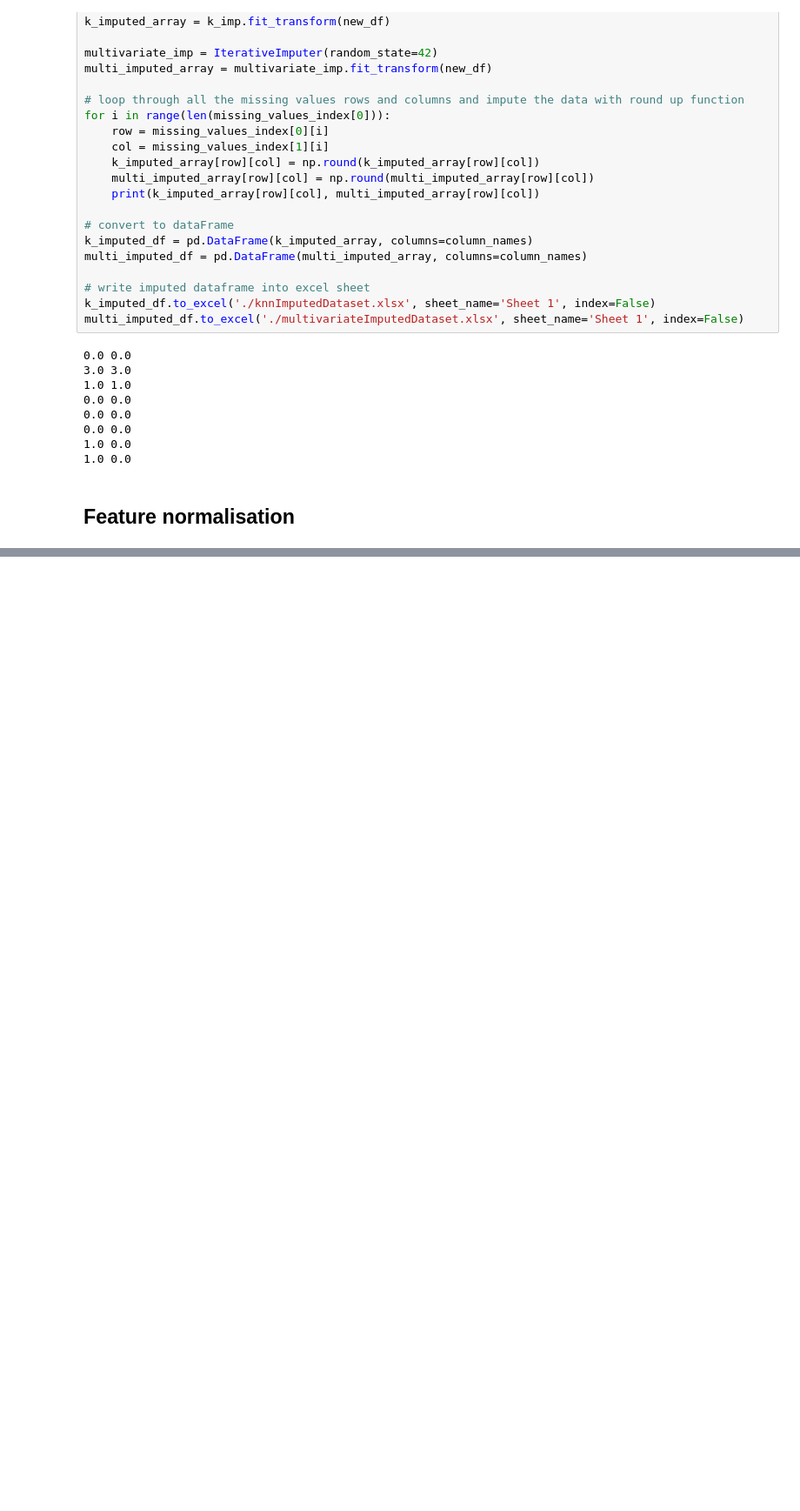
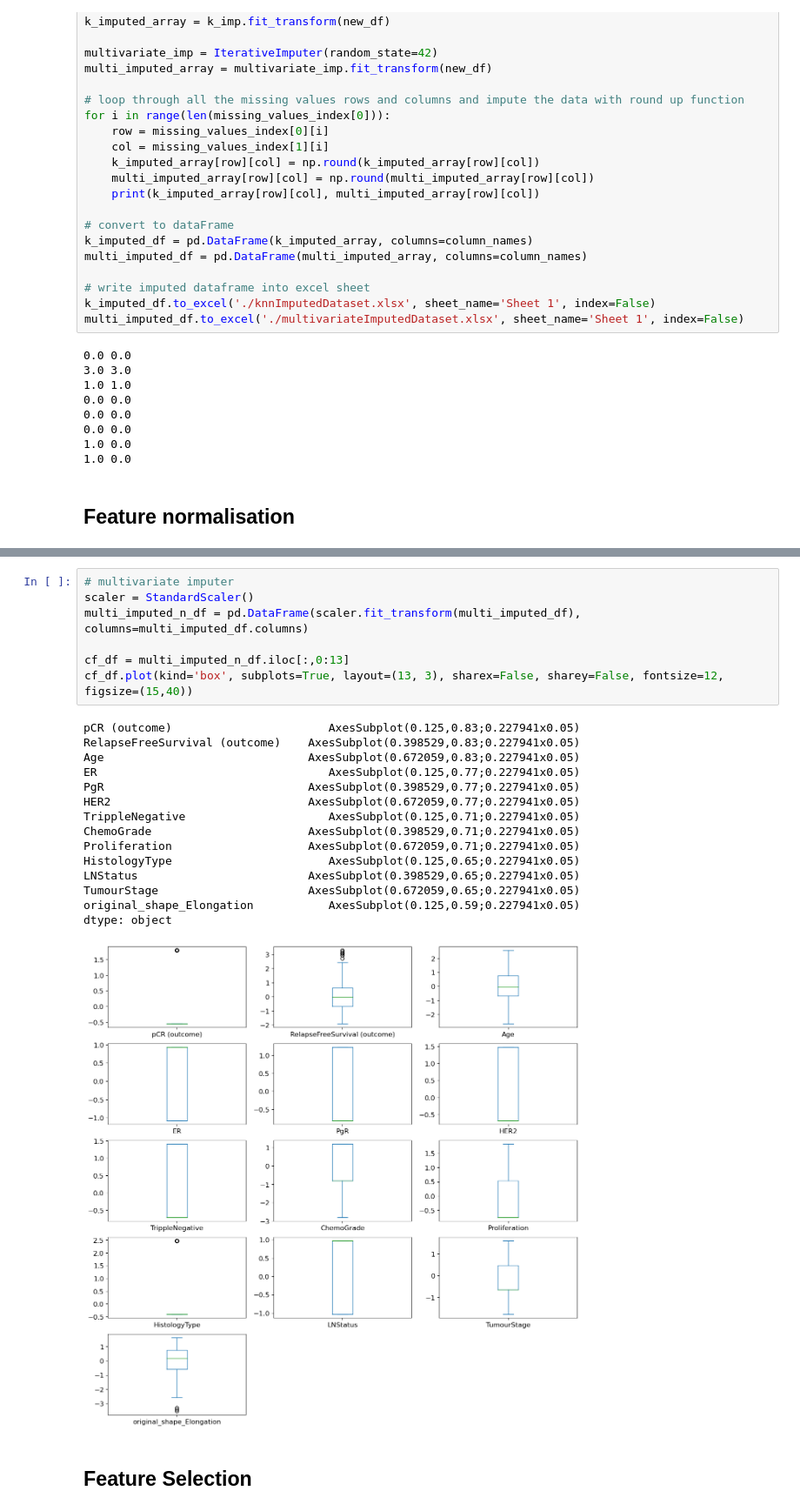
Before and after one commit to JasonErwin/Breast-Cancer-Machine-Learning, a Jupyter notebook: main.ipynb, the cells around one changed output, grey strips where cells are left out. Shown: that part at 87% size. Saved outputs shown, nothing was run; the diff lists cells and outputs as text; blank space fills up the shorter version.

```diff
--- a/main.ipynb
+++ b/main.ipynb
@@ -103,0 +133,25 @@ multi_imputed_df.to_excel('./multivariateImputedDataset.xlsx', sheet_name='Sheet
+# %%
+# multivariate imputer
+scaler = StandardScaler()
+multi_imputed_n_df = pd.DataFrame(scaler.fit_transform(multi_imputed_df), columns=multi_imputed_df.columns)
+
+cf_df = multi_imputed_n_df.iloc[:,0:13]
+cf_df.plot(kind='box', subplots=True, layout=(13, 3), sharex=False, sharey=False, fontsize=12, figsize=(15,40))
+# %% [output]
+pCR (outcome)                       AxesSubplot(0.125,0.83;0.227941x0.05)
+RelapseFreeSurvival (outcome)    AxesSubplot(0.398529,0.83;0.227941x0.05)
+Age                              AxesSubplot(0.672059,0.83;0.227941x0.05)
+ER                                  AxesSubplot(0.125,0.77;0.227941x0.05)
+PgR                              AxesSubplot(0.398529,0.77;0.227941x0.05)
+HER2                             AxesSubplot(0.672059,0.77;0.227941x0.05)
+TrippleNegative                     AxesSubplot(0.125,0.71;0.227941x0.05)
+ChemoGrade                       AxesSubplot(0.398529,0.71;0.227941x0.05)
+Proliferation                    AxesSubplot(0.672059,0.71;0.227941x0.05)
+HistologyType                       AxesSubplot(0.125,0.65;0.227941x0.05)
+LNStatus                         AxesSubplot(0.398529,0.65;0.227941x0.05)
+TumourStage                      AxesSubplot(0.672059,0.65;0.227941x0.05)
+original_shape_Elongation           AxesSubplot(0.125,0.59;0.227941x0.05)
+dtype: object
+[figure, added]
+# %% [markdown]
+## Feature Selection
```
Also changed, not shown: parts of 17 cells of this notebook.
